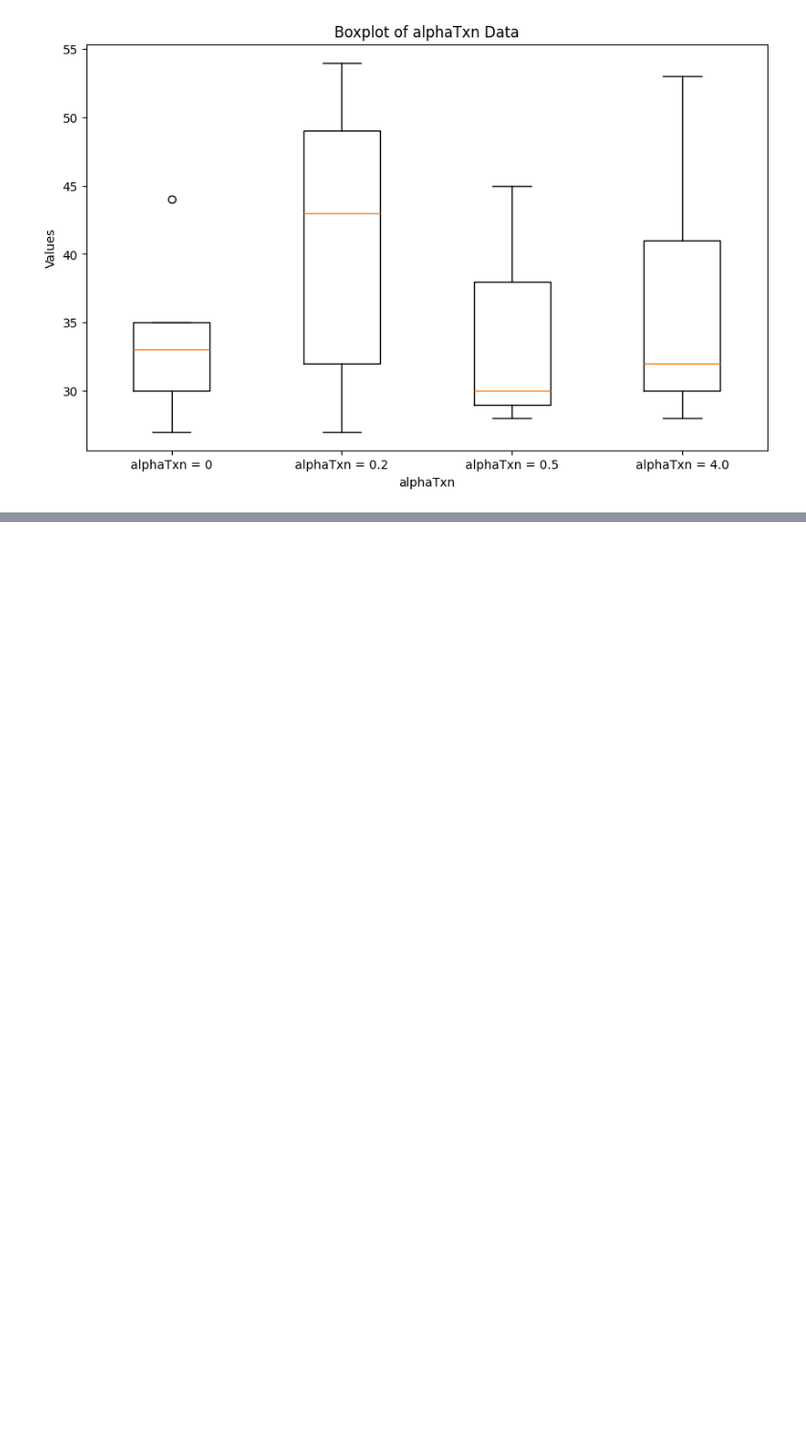
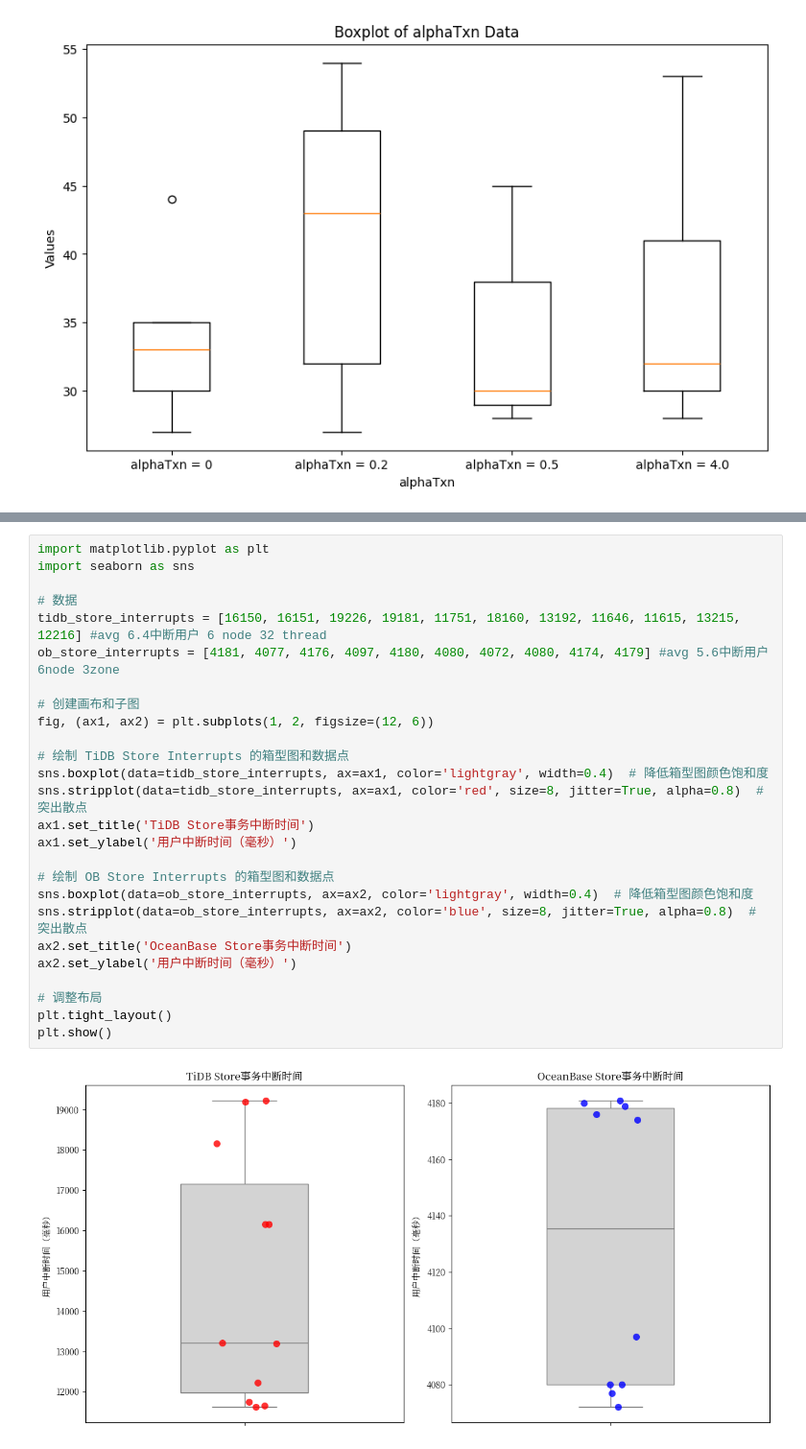
Before and after one commit to my-vegetable-has-exploded/benchmarksql, a Jupyter notebook: test.ipynb, the cells around one changed output, grey strips where cells are left out. Shown at 96% size. Drawn from its saved outputs; the diff is of its cells as text; blank space fills up the shorter version.

```diff
--- a/test.ipynb
+++ b/test.ipynb
@@ -672,0 +692,28 @@ plt.show()
+# %%
+import matplotlib.pyplot as plt
+import seaborn as sns
+
+# 数据
+tidb_store_interrupts = [16150, 16151, 19226, 19181, 11751, 18160, 13192, 11646, 11615, 13215, 12216] #avg 6.4中断用户 6 node 32 thread
+ob_store_interrupts = [4181, 4077, 4176, 4097, 4180, 4080, 4072, 4080, 4174, 4179] #avg 5.6中断用户 6node 3zone
+
+# 创建画布和子图
+fig, (ax1, ax2) = plt.subplots(1, 2, figsize=(12, 6))
+
+# 绘制 TiDB Store Interrupts 的箱型图和数据点
+sns.boxplot(data=tidb_store_interrupts, ax=ax1, color='lightgray', width=0.4)  # 降低箱型图颜色饱和度
+sns.stripplot(data=tidb_store_interrupts, ax=ax1, color='red', size=8, jitter=True, alpha=0.8)  # 突出散点
+ax1.set_title('TiDB Store事务中断时间')
+ax1.set_ylabel('用户中断时间（毫秒）')
+
+# 绘制 OB Store Interrupts 的箱型图和数据点
+sns.boxplot(data=ob_store_interrupts, ax=ax2, color='lightgray', width=0.4)  # 降低箱型图颜色饱和度
+sns.stripplot(data=ob_store_interrupts, ax=ax2, color='blue', size=8, jitter=True, alpha=0.8)  # 突出散点
+ax2.set_title('OceanBase Store事务中断时间')
+ax2.set_ylabel('用户中断时间（毫秒）')
+
+# 调整布局
+plt.tight_layout()
+plt.show()
+# %% [output]
+[figure, added]
```
Also changed, not shown: parts of 6 cells of this notebook.
